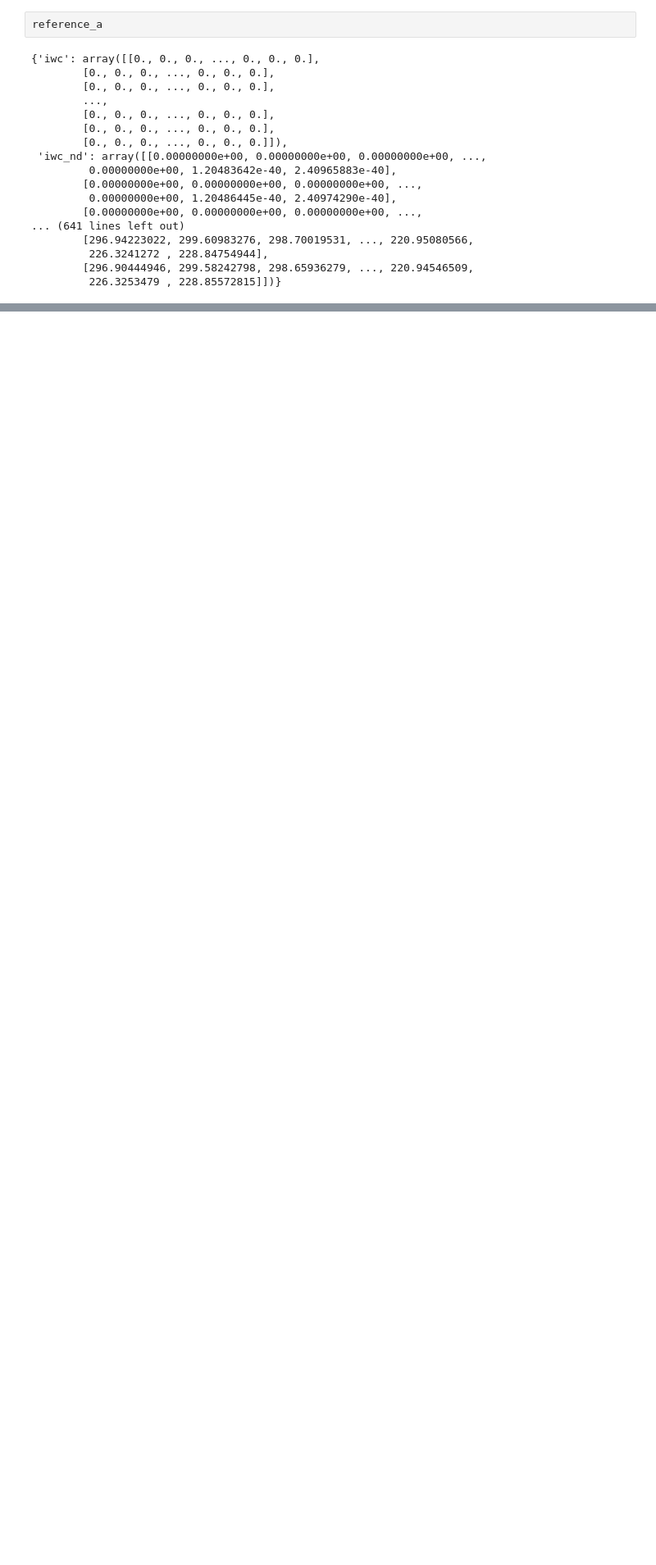
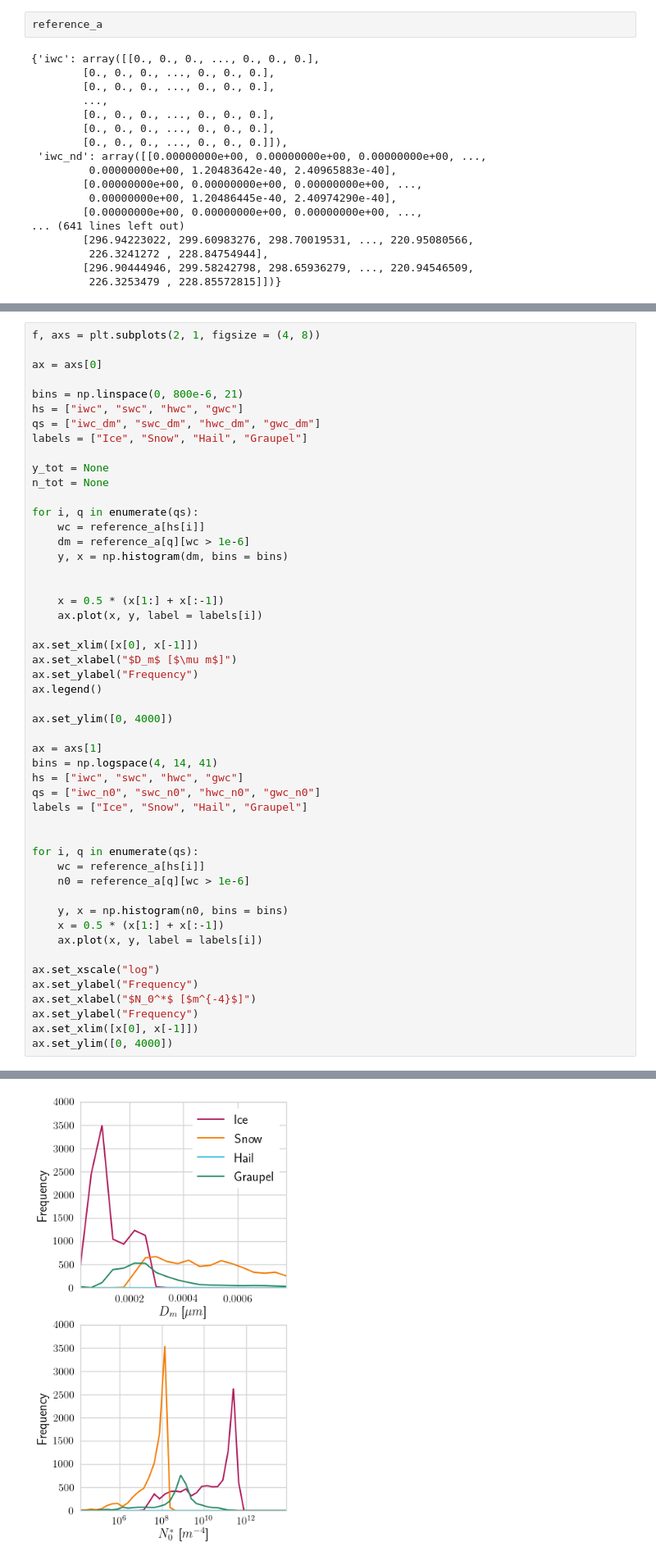
Before and after one commit to simonpf/mcrf, a Jupyter notebook: notebooks/liras/retrieval_sketch.ipynb, the cells around one changed output, grey strips where cells are left out. Shown at 82% size. Drawn from its saved outputs; the diff is of its cells as text; blank space fills up the shorter version.

```diff
--- a/notebooks/liras/retrieval_sketch.ipynb
+++ b/notebooks/liras/retrieval_sketch.ipynb
@@ -553,0 +552,51 @@ plt.hist(reference_a["gwc_dm"].ravel(), bins = bins, alpha = 0.5)
+# %%
+f, axs = plt.subplots(2, 1, figsize = (4, 8))
+
+ax = axs[0]
+
+bins = np.linspace(0, 800e-6, 21)
+hs = ["iwc", "swc", "hwc", "gwc"]
+qs = ["iwc_dm", "swc_dm", "hwc_dm", "gwc_dm"]
+labels = ["Ice", "Snow", "Hail", "Graupel"]
+
+y_tot = None
+n_tot = None
+
+for i, q in enumerate(qs):
+    wc = reference_a[hs[i]]
+    dm = reference_a[q][wc > 1e-6]
+    y, x = np.histogram(dm, bins = bins)
+
+
+    x = 0.5 * (x[1:] + x[:-1])
+    ax.plot(x, y, label = labels[i])
+
+ax.set_xlim([x[0], x[-1]])
+ax.set_xlabel("$D_m$ [$\mu m$]")
+ax.set_ylabel("Frequency")
+ax.legend()
+
+ax.set_ylim([0, 4000])
+
+ax = axs[1]
+bins = np.logspace(4, 14, 41)
+hs = ["iwc", "swc", "hwc", "gwc"]
+qs = ["iwc_n0", "swc_n0", "hwc_n0", "gwc_n0"]
+labels = ["Ice", "Snow", "Hail", "Graupel"]
+
+
+for i, q in enumerate(qs):
+    wc = reference_a[hs[i]]
+    n0 = reference_a[q][wc > 1e-6]
+
+    y, x = np.histogram(n0, bins = bins)
+    x = 0.5 * (x[1:] + x[:-1])
+    ax.plot(x, y, label = labels[i])
+
+ax.set_xscale("log")
+ax.set_ylabel("Frequency")
+ax.set_xlabel("$N_0^*$ [$m^{-4}$]")
+ax.set_ylabel("Frequency")
+ax.set_xlim([x[0], x[-1]])
+ax.set_ylim([0, 4000])
+# %% [output]
@@ -554,3 +604,4 @@ plt.hist(reference_a["gwc_dm"].ravel(), bins = bins, alpha = 0.5)
+[figure, added]
 # %%
 bins = np.logspace(4, 12, 101)
 
```
Also changed, not shown: parts of 7 cells of this notebook, 14 other files.
